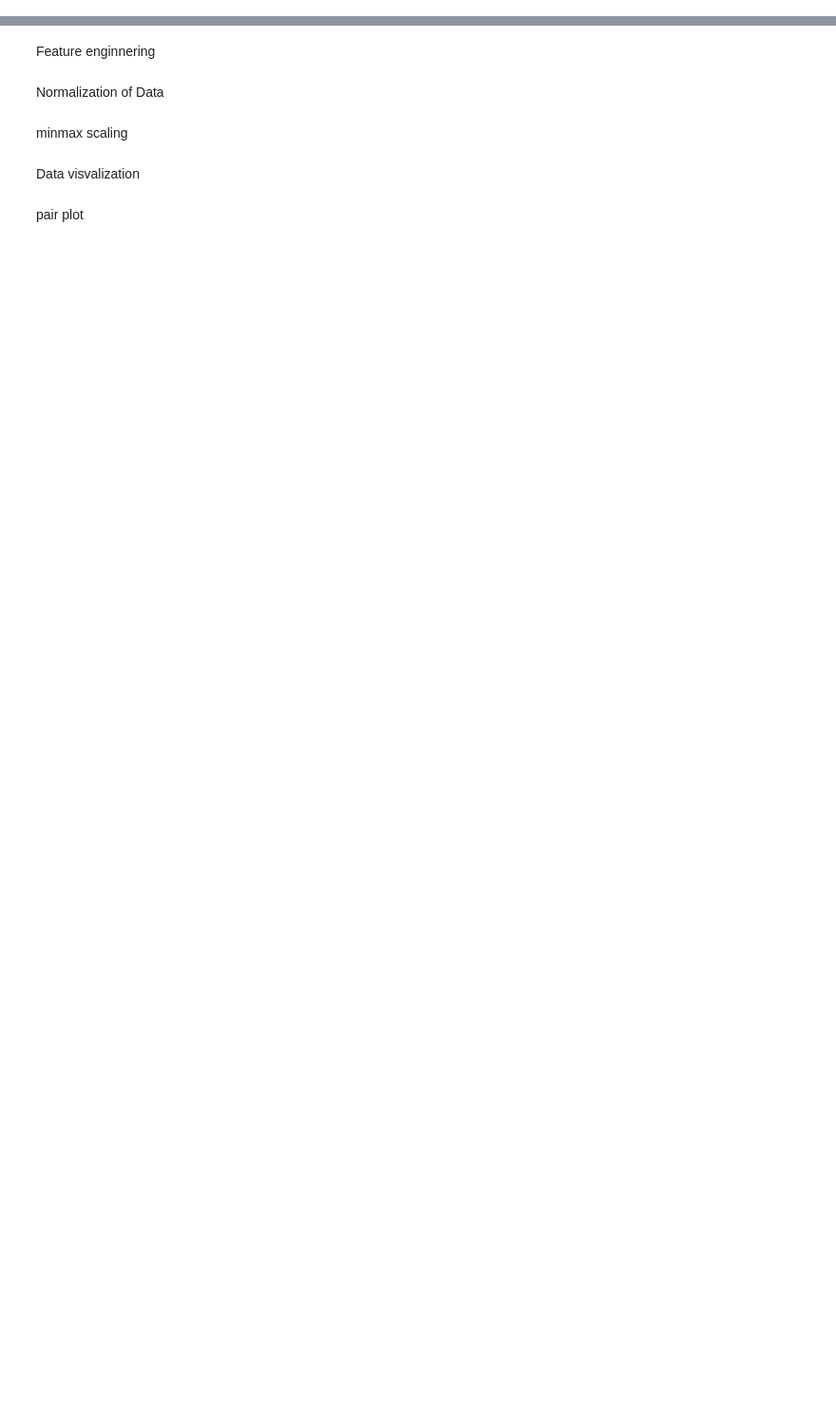
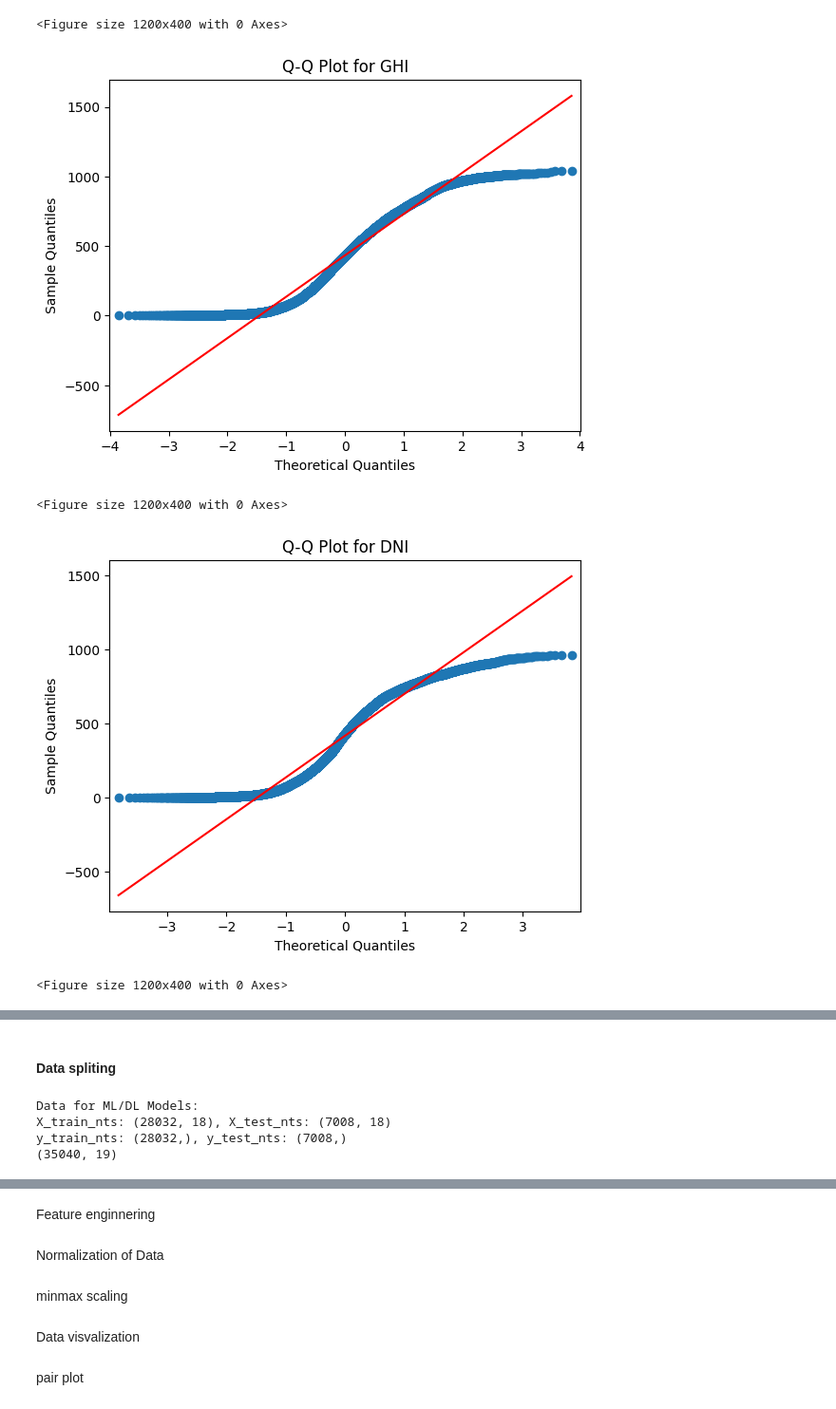
Before and after one commit to pro-nine/Pranav_project_Timeseries, a Jupyter notebook: Solar_irrdc_pred.ipynb, the cells around one changed output, grey strips where cells are left out. Shown at 95% size. Drawn from its saved outputs; the diff is of its cells as text; code cells hidden in the pictures; blank space fills up the shorter version.

```diff
--- a/Solar_irrdc_pred.ipynb
+++ b/Solar_irrdc_pred.ipynb
@@ -68,0 +219,14 @@ None
+# %%
+for i, col in enumerate(['GHI', 'DNI', 'DHI']):
+    # Q-Q Plot
+    nonzero_data = data[data[col] != 0][col]
+    plt.figure(figsize=(12, 4))                                                                # Create a new figure for each Q-Q plot
+    sm.qqplot(nonzero_data, line='s')
+    plt.title(f'Q-Q Plot for {col}')
+    plt.show()
+# %% [output]
+<Figure size 1200x400 with 0 Axes>
+[figure, added]
+<Figure size 1200x400 with 0 Axes>
+[figure, added]
+<Figure size 1200x400 with 0 Axes>
@@ -68,0 +243,34 @@ None
+# %% [markdown]
+#### **Data spliting**
+# %%
+# DATA 1 nontimeseries
+data_non_time_series = data.copy()
+
+# Target variable
+target = 'GHI'
+
+# Splitting data_non_time_series for ML/DL models
+X_nts = data_non_time_series.drop(columns=[target])
+y_nts = data_non_time_series[target]
+
+X_train_nts, X_test_nts, y_train_nts, y_test_nts = train_test_split(
+    X_nts, y_nts, test_size=0.2, random_state=42, shuffle=True
+)
+
+
+# Display shapes for confirmation
+print("Data for ML/DL Models:")
+print(f"X_train_nts: {X_train_nts.shape}, X_test_nts: {X_test_nts.shape}")
+print(f"y_train_nts: {y_train_nts.shape}, y_test_nts: {y_test_nts.shape}")
+print(data_non_time_series.shape)
+
+# Scale the features
+scaler1 = StandardScaler()
+scaler2 = MinMaxScaler()
+X_train_nts_scaled = scaler2.fit_transform(X_train_nts)
+X_test_nts_scaled = scaler2.transform(X_test_nts)
+# %% [output]
+Data for ML/DL Models:
+X_train_nts: (28032, 18), X_test_nts: (7008, 18)
+y_train_nts: (28032,), y_test_nts: (7008,)
+(35040, 19)
```
Also changed, not shown: parts of 49 cells of this notebook.
